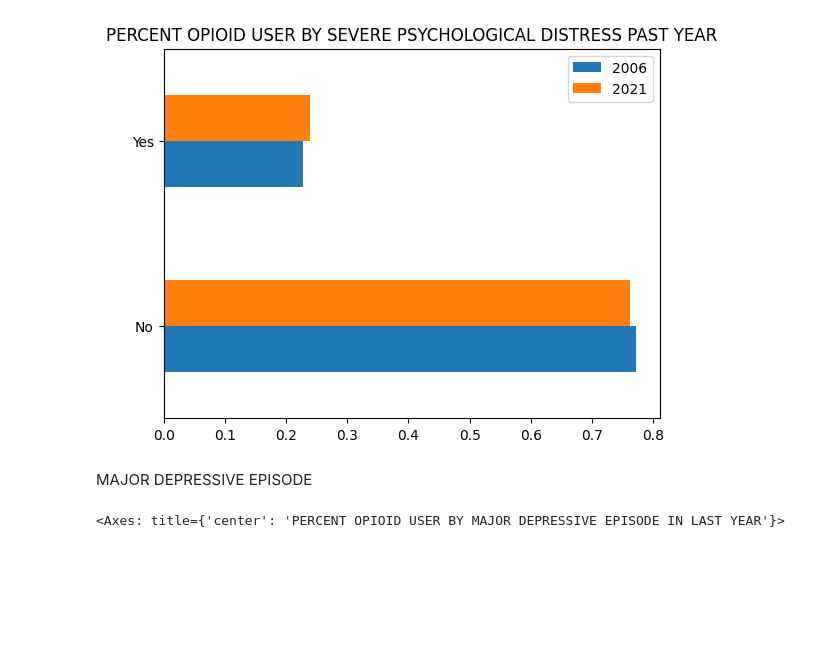
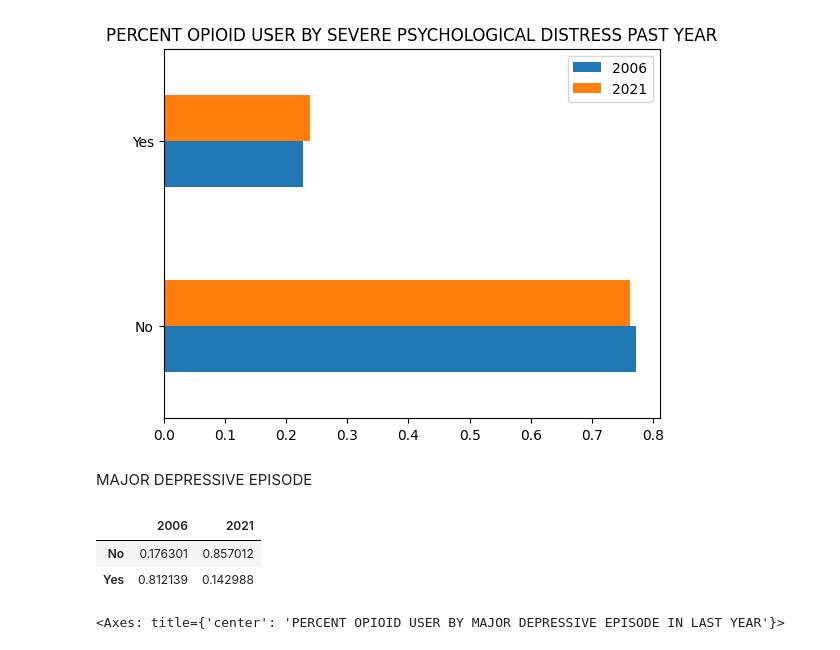
Before and after one commit to HotelTango314/dsa5900, a Jupyter notebook: NSDUH_Explore.ipynb, the cells around one changed output. Cells and saved outputs as stored; diff of their text form; code cells hidden in the pictures; blank space fills up the shorter version.

```diff
--- a/NSDUH_Explore.ipynb
+++ b/NSDUH_Explore.ipynb
@@ -435,6 +457,12 @@ tw1_depress = tw1_demo.loc[(tw1_demo["CLASS"]==1),["IRAMDEYR"]].value_counts().s
 # %%
 d = {2006:[x for x in six_depress],2021:[x for x in tw1_depress]}
 depress = pd.DataFrame(data=d,index=["No","Yes"])
+# %%
+depress
+# %% [output]
+|  | 2006 | 2021 |
+| No | 0.176301 | 0.857012 |
+| Yes | 0.812139 | 0.142988 |
 # %%
 depress.plot.barh(title="PERCENT OPIOID USER BY MAJOR DEPRESSIVE EPISODE IN LAST YEAR")
 # %% [output]
```
Also changed, not shown: parts of 11 cells of this notebook.
